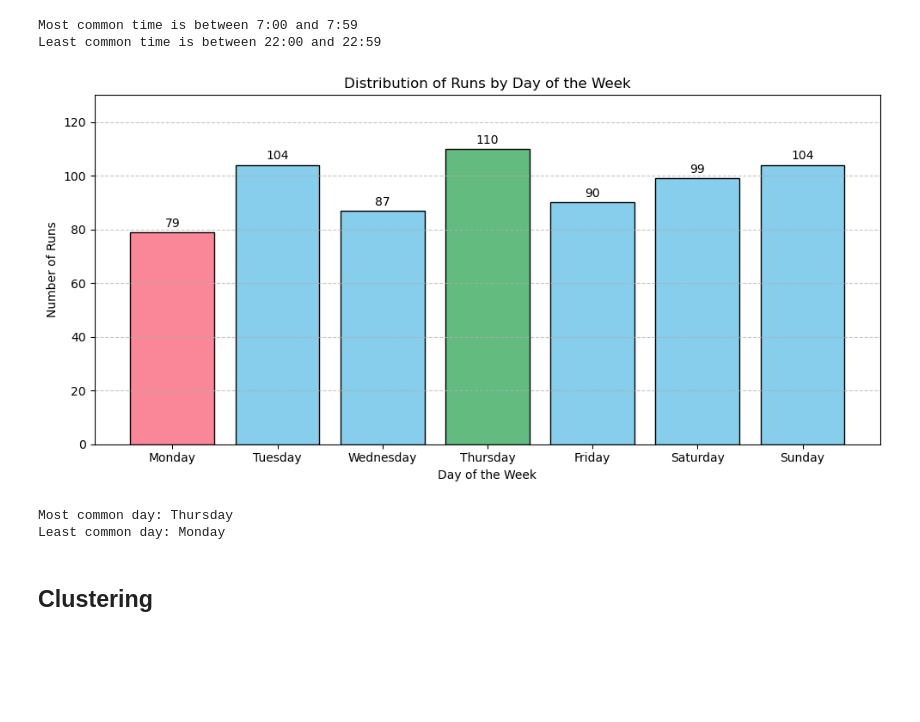
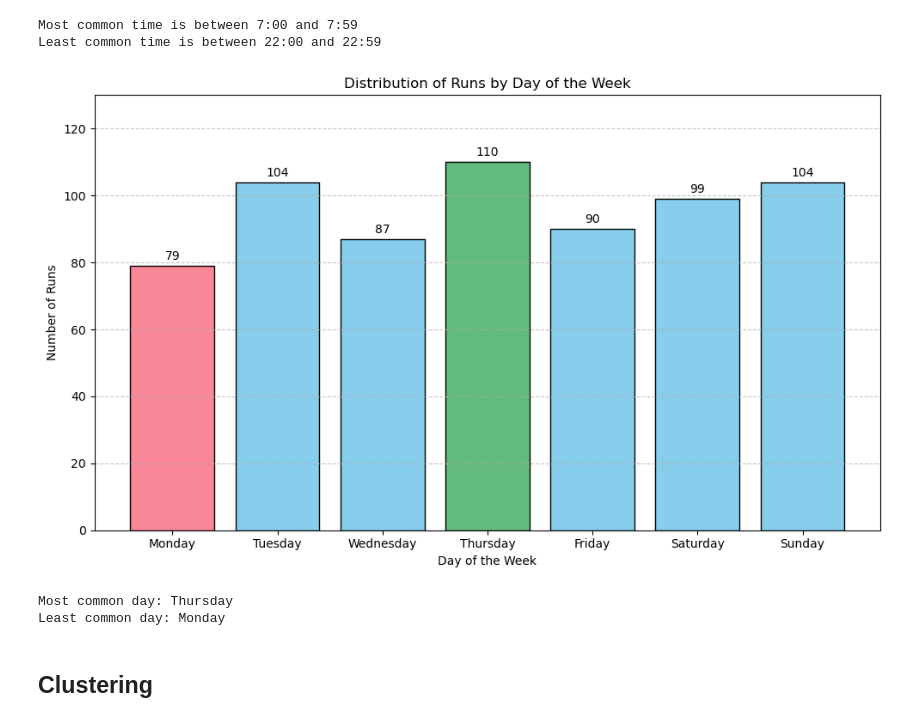
Before and after one commit to kostaskes/my-garmin-runs, a Jupyter notebook: running_analysis.ipynb, the cells around one changed output. Cells and saved outputs as stored; diff of their text form; code cells hidden in the pictures; blank space fills up the shorter version.

```diff
--- a/running_analysis.ipynb
+++ b/running_analysis.ipynb
@@ -382,35 +341,35 @@ day_counts = running_activities['Day_of_Week'].value_counts().reindex(ordered_da
 # determine most and least common days
 most_common_day = day_counts.idxmax()
 non_zero_day_counts = day_counts[day_counts > 0]
 least_common_day = non_zero_day_counts.idxmin()
 
 # set colors
 colors = ['#63bb80' if day == most_common_day else '#f98797' if day == least_common_day else '#87ceec' for day in day_counts.index]
 
 # plot
-plt.figure(figsize=(10, 5))
+plt.figure(figsize=(10, 6))
 plt.bar(day_counts.index, day_counts.values, color=colors, edgecolor='black')
 
 # styling
 plt.title('Distribution of Runs by Day of the Week')
 plt.xlabel('Day of the Week')
 plt.ylabel('Number of Runs')
 plt.xticks(rotation=0)
 plt.grid(axis='y', linestyle='--', alpha=0.7)
 plt.ylim(0, day_counts.max() + 20)
 
 # add value labels on bars
 for i, value in enumerate(day_counts):
     plt.text(i, value + 1, str(int(value)), ha='center', va='bottom', fontsize=10)
 
 plt.tight_layout()
 plt.show()
 
 # print results
 print(f"Most common day: {most_common_day}")
 print(f"Least common day: {least_common_day}")
 # %% [output]
-[figure, old version]
+[figure, new version]
 Most common day: Thursday
 Least common day: Monday
 # %% [markdown]
```
Also changed, not shown: parts of 5 cells of this notebook.
